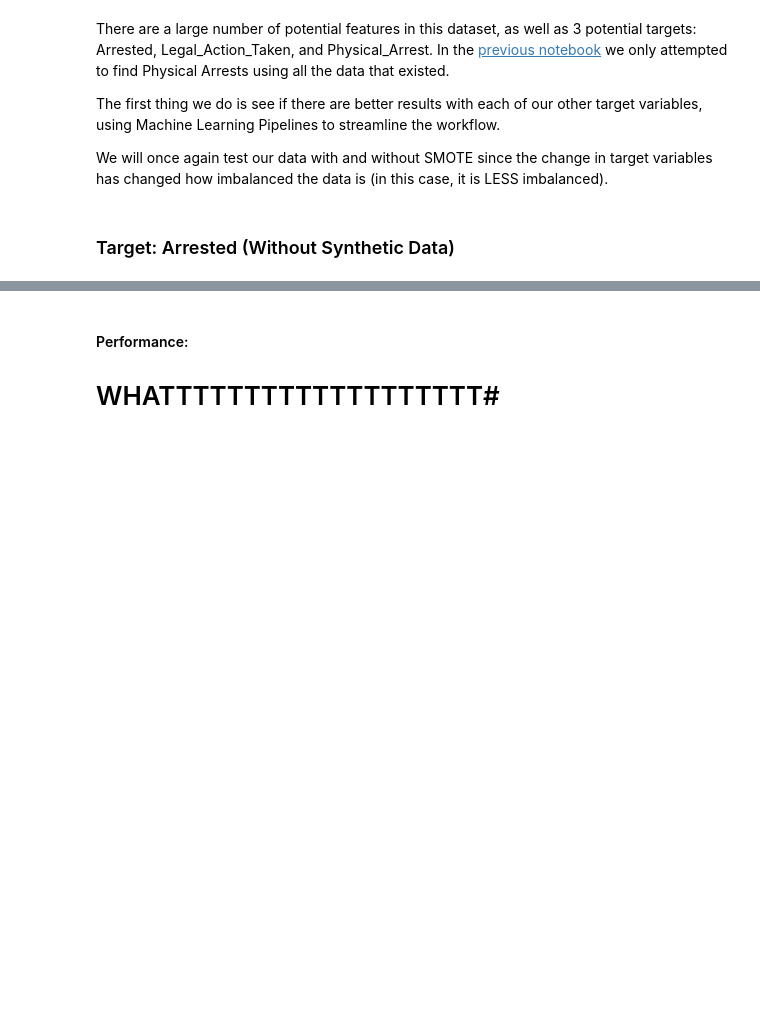
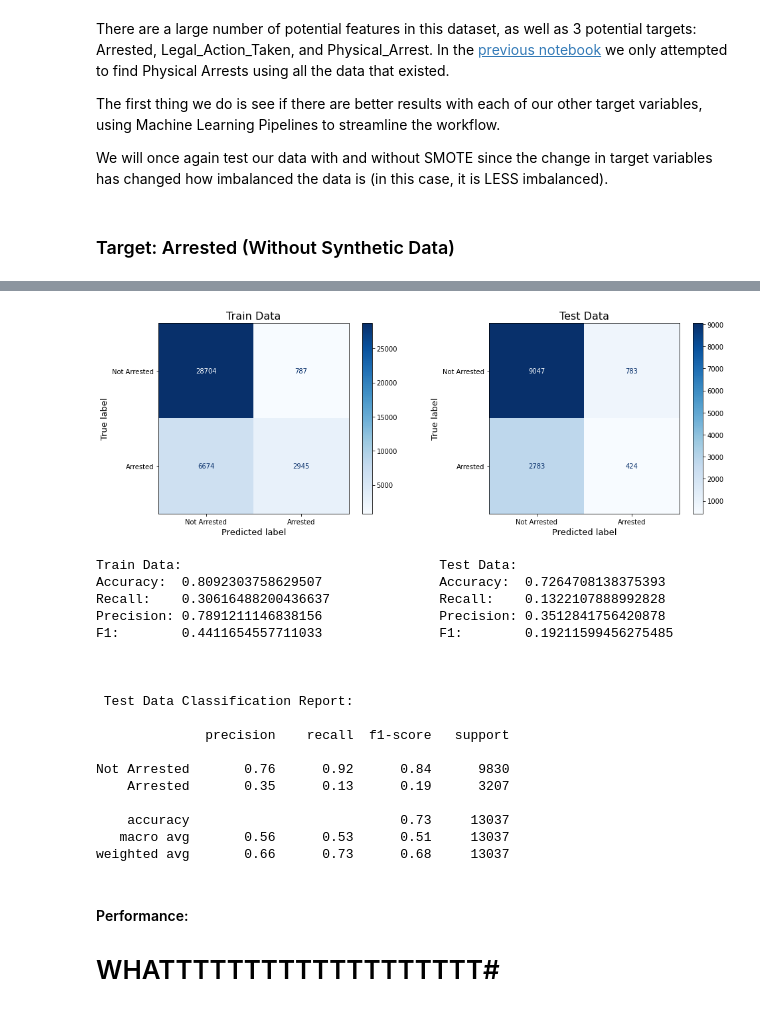
Before and after one commit to shadel96/Terry_Stops_Analysis, a Jupyter notebook: nb_3-new_features_and_targets.ipynb, the cells around one changed output, grey strips where cells are left out. Cells and saved outputs as stored; diff of their text form; code cells hidden in the pictures; blank space fills up the shorter version.

Commit message:
adding clearer score comparisons, visualizations of model performance

```diff
--- a/nb_3-new_features_and_targets.ipynb
+++ b/nb_3-new_features_and_targets.ipynb
@@ -38,7 +41,7 @@ We will once again test our data with and without SMOTE since the change in targ
 # %%
 #initialize classifiers
 clf_forest = RandomForestClassifier(random_state=42)
-clf_logreg = LogisticRegression(random_state=42, max_iter=1000)
+clf_logreg = LogisticRegression(random_state=42, max_iter=1000, solver='liblinear')
 clf_xgb = XGBClassifier(random_state=42)
 
 #parameters for each classifier
@@ -51,7 +54,7 @@ logreg_param['classifier'] = [clf_logreg]
 forest_param = {}
 forest_param['classifier__n_estimators'] = [10,100,1000]
 forest_param['classifier__max_depth'] = [None, 3, 4, 10]
-forest_param['classifier__max_features'] = ['sqrt', 'log2', 2, 5, 10],
+forest_param['classifier__max_features'] = [2, 5, 10],
 forest_param['classifier'] = [clf_forest]
 
 xgb_param = {}
@@ -109,3 +134,30 @@ clf_scores(arrested_cv, X_train, X_test, y_train, y_test, neg, pos)
+# %%
+#view scores
+clf_scores(arrested_cv, X_train, X_test, y_train, y_test, neg, pos)
+
+#save scores for later analysis
+score_df = save_scores(arrested_cv, X_test, y_test, score_df, 'arrested_cv')
+#score_df.head()
+# %% [output]
+[figure, added]
+Train Data:                                 Test Data:
+Accuracy:  0.8092303758629507               Accuracy:  0.7264708138375393
+Recall:    0.30616488200436637              Recall:    0.1322107888992828
+Precision: 0.7891211146838156               Precision: 0.3512841756420878
+F1:        0.4411654557711033               F1:        0.19211599456275485
+
+
+
+ Test Data Classification Report:
+
+              precision    recall  f1-score   support
+
+Not Arrested       0.76      0.92      0.84      9830
+    Arrested       0.35      0.13      0.19      3207
+
+    accuracy                           0.73     13037
+   macro avg       0.56      0.53      0.51     13037
+weighted avg       0.66      0.73      0.68     13037
 # %% [markdown]
 #### Performance:
 # WHATTTTTTTTTTTTTTTTTTT#
```
Also changed, not shown: parts of 31 cells of this notebook, 2 other files.
